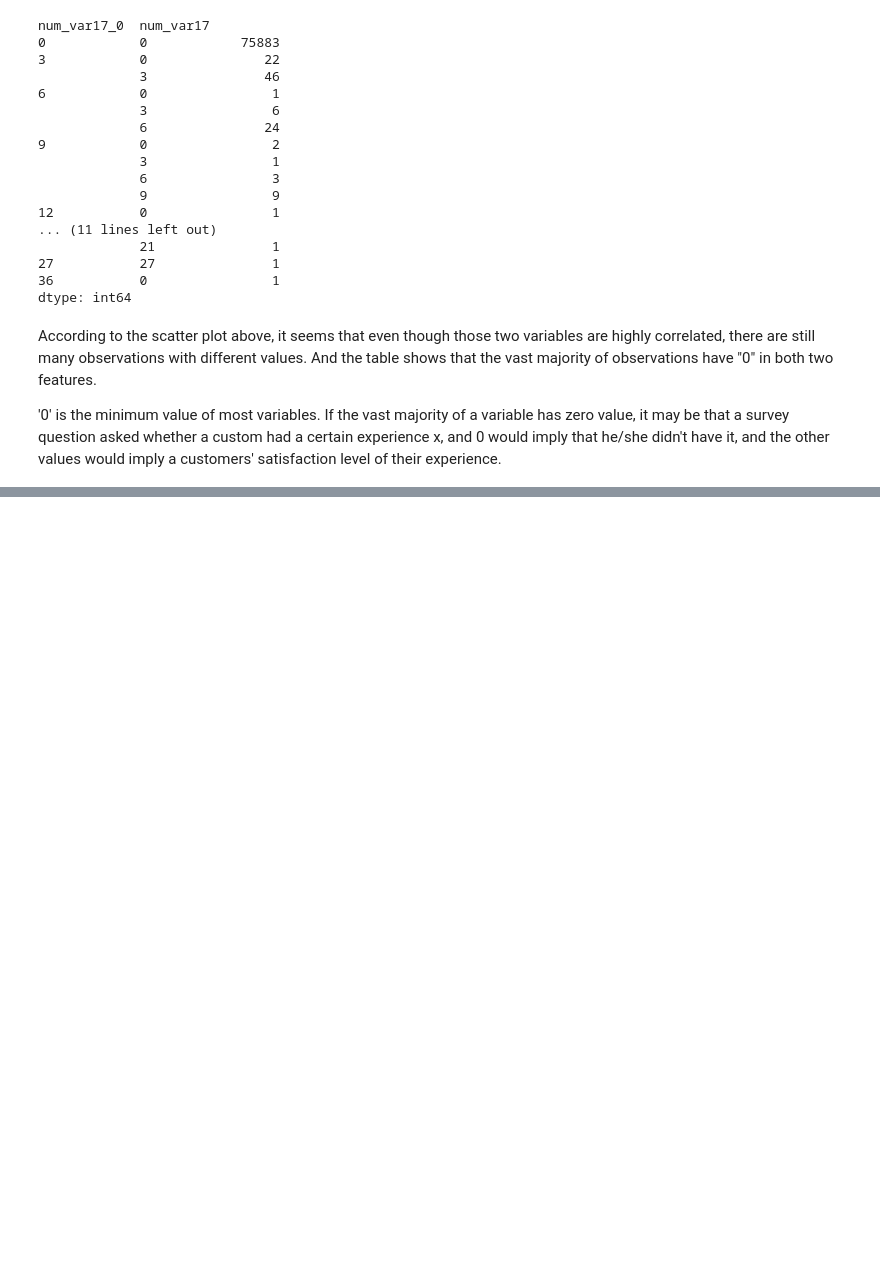
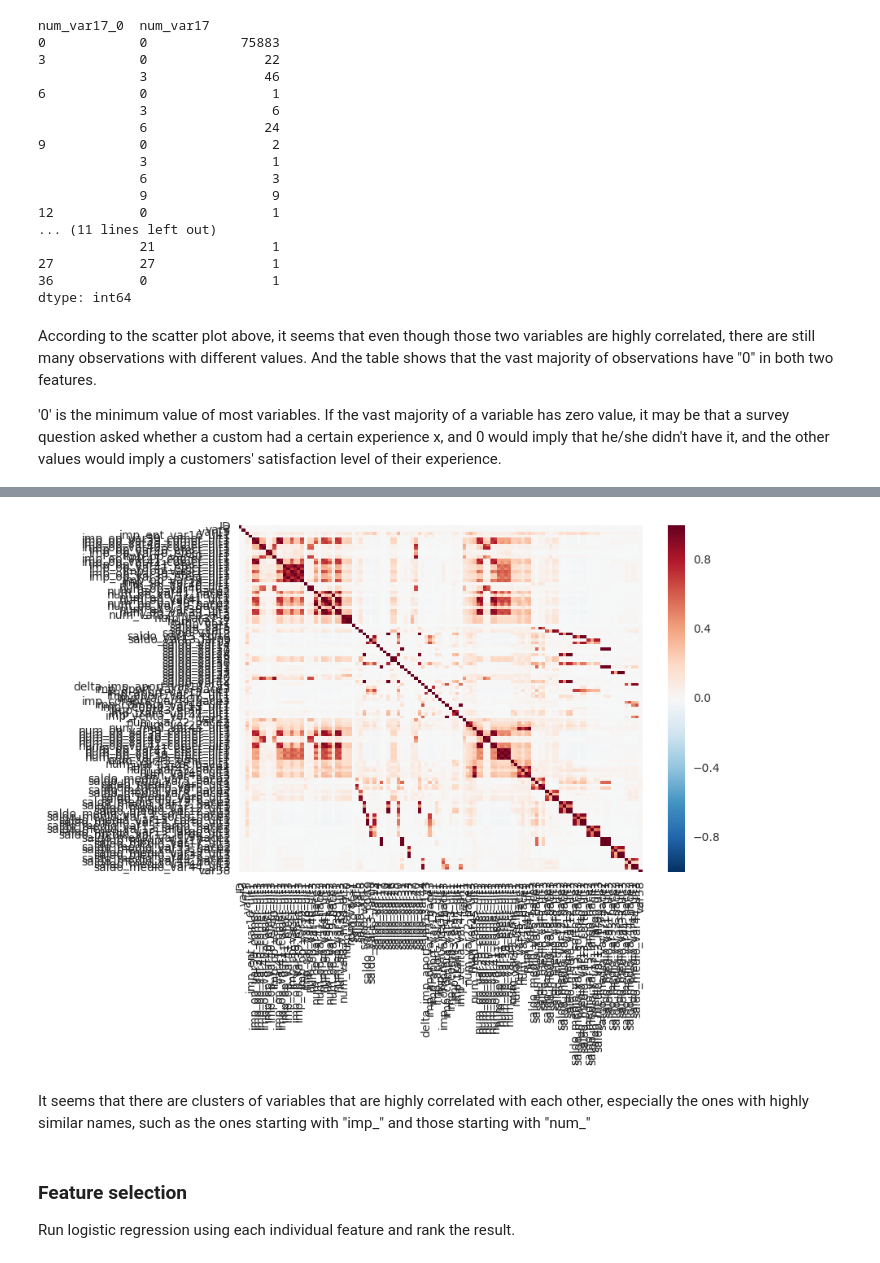
Before and after one commit to jeanzhaoyi/Capstone_2, a Jupyter notebook: Santander_data_exploration.ipynb, the cells around one changed output, grey strips where cells are left out. Cells and saved outputs as stored; diff of their text form; code cells hidden in the pictures; blank space fills up the shorter version.

```diff
--- a/Santander_data_exploration.ipynb
+++ b/Santander_data_exploration.ipynb
@@ -289,0 +452,17 @@ Name: min, dtype: float64
+# %%
+import seaborn as sns
+
+# assess linear relationship among numeric predictor variables
+corr_matrix = train_raw.loc[:,var_uniq > 20].corr()
+# %%
+sns.heatmap(corr_matrix,
+        xticklabels=corr_matrix.columns,
+        yticklabels=corr_matrix.columns)
+plt.show()
+# %% [output]
+[figure, added]
+# %% [markdown]
+It seems that there are clusters of variables that are highly correlated with each other, especially the ones with highly similar names, such as the ones starting with "imp_" and those starting with "num_"
+# %% [markdown]
+### Feature selection
+Run logistic regression using each individual feature and rank the result.
```
Also changed, not shown: parts of 50 cells of this notebook.
